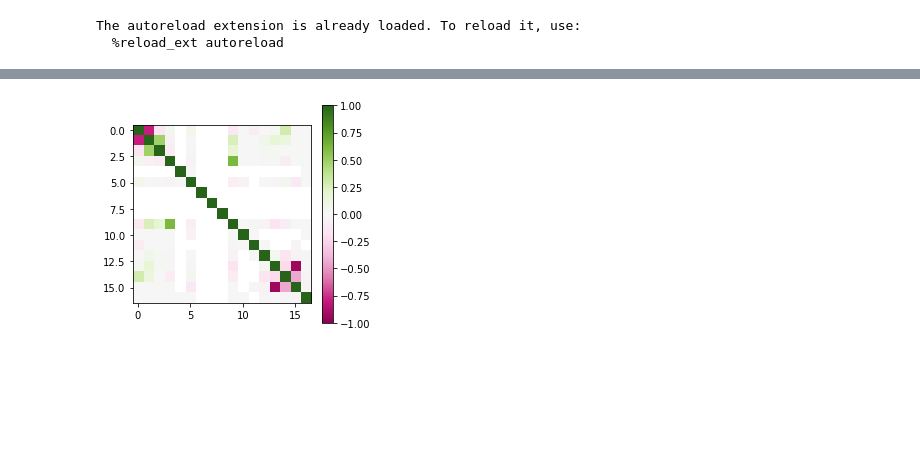
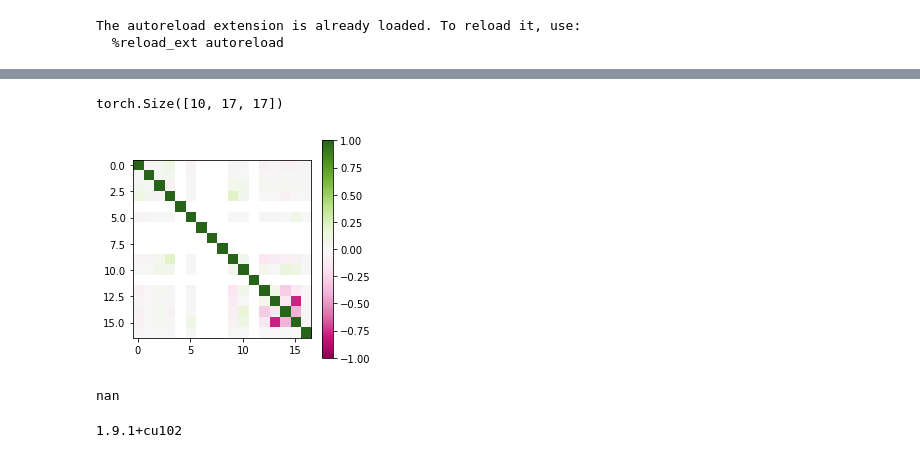
Before and after one commit to andererka/SBI_for_EEG, a Jupyter notebook: notebooks/thesis_figures/thesis_fig4_6_nsf.ipynb, the cells around one changed output, grey strips where cells are left out. Cells and saved outputs as stored; diff of their text form; code cells hidden in the pictures; blank space fills up the shorter version.

Commit message:
notebooks for final figures

```diff
--- a/notebooks/thesis_figures/thesis_fig4_6_nsf.ipynb
+++ b/notebooks/thesis_figures/thesis_fig4_6_nsf.ipynb
@@ -101,6 +101,7 @@ import os
 
 
 file = '10000sims_17params_11_04_nsf_fake_ratio'
+file = '10000sims_17params_20_04_nsf_fake_lower_std'
 
 
 os.chdir('results')
@@ -199,9 +199,13 @@ _ = fig.colorbar(im)
 # %%
-condition = posterior.sample((1,))
+cond_coeff_mat_list = []
 
-cond_coeff_mat = conditional_corrcoeff(
-    density=posterior,
-    condition=condition,
-    #limits = limits
-    limits=torch.tensor([[-2., 2.]]*17),
-)
+for i in range(10):
+    condition = posterior.sample((1,))
+    cond_coeff_mat = conditional_corrcoeff(
+        density=posterior,
+        condition=condition,
+        limits=torch.tensor([[-2., 2.]]*17),
+    )
+    cond_coeff_mat_list.append(cond_coeff_mat)
+
+cond_coeff_mat_tensor = torch.stack(cond_coeff_mat_list, dim=0)
@@ -208,6 +224,22 @@ cond_coeff_mat = conditional_corrcoeff(
+# %%
+cond_coeff_mat_tensor.shape
+# %% [output]
+torch.Size([10, 17, 17])
 # %%
+#take average:
+
+cond_coeff_mat_av = torch.nanmean(cond_coeff_mat_tensor, dim = 0)
+
 fig, ax = plt.subplots(1,1, figsize=(4,4))
-im = plt.imshow(cond_coeff_mat, clim=[-1, 1], cmap='PiYG')
+im = plt.imshow(cond_coeff_mat_av, clim=[-1, 1], cmap='PiYG')
 _ = fig.colorbar(im)
 # %% [output]
-[figure, old version]
+[figure, new version]
+# %%
+cond_coeff_mat_av
+# %% [output]
+nan
+# %%
+print(torch.__version__)
+# %% [output]
+1.9.1+cu102
```
Also changed, not shown: parts of 7 cells of this notebook.
